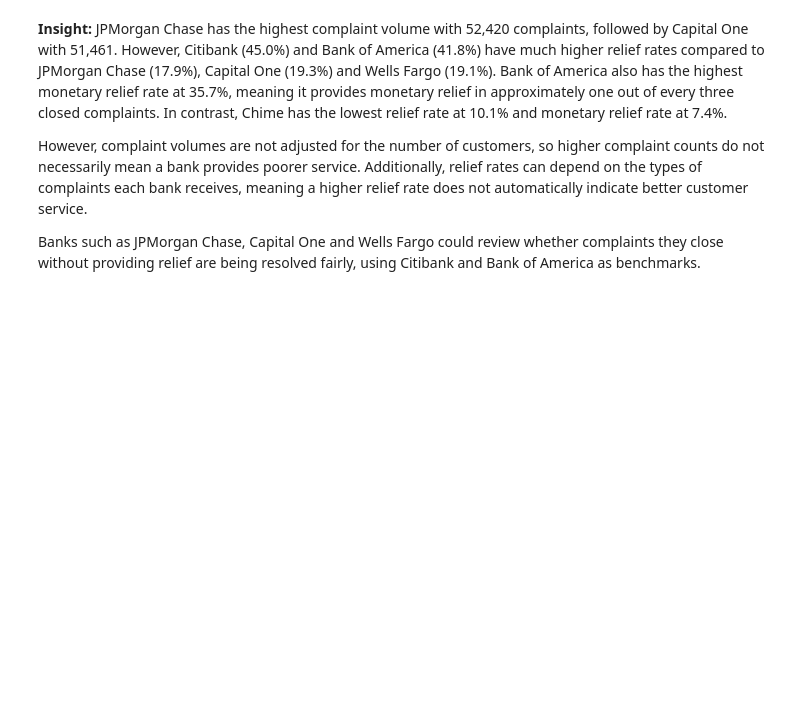
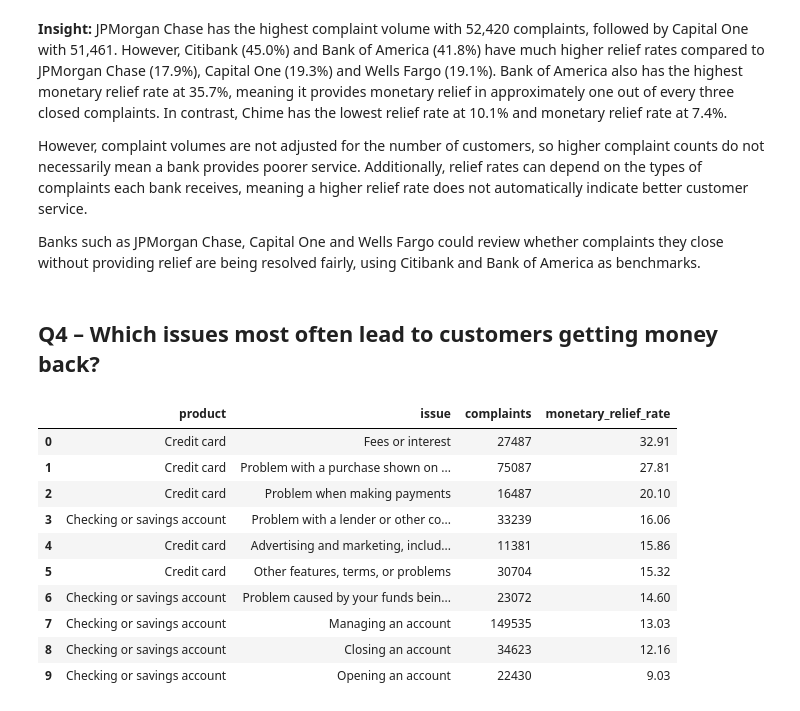
Before and after one commit to shatabdi-kashyap/bank-complaints-analysis, a Jupyter notebook: notebooks/05_sql_analysis.ipynb, the cells around one changed output. Drawn from its saved outputs; the diff is of its cells as text; code cells hidden in the pictures; blank space fills up the shorter version.

Commit message:
SQL Q4: monetary relief by issue, with complaint-mix cross-check

```diff
--- a/notebooks/05_sql_analysis.ipynb
+++ b/notebooks/05_sql_analysis.ipynb
@@ -221,3 +221,33 @@ LIMIT 10;
 However, complaint volumes are not adjusted for the number of customers, so higher complaint counts do not necessarily mean a bank provides poorer service. Additionally, relief rates can depend on the types of complaints each bank receives, meaning a higher relief rate does not automatically indicate better customer service.
 
 Banks such as JPMorgan Chase, Capital One and Wells Fargo could review whether complaints they close without providing relief are being resolved fairly, using Citibank and Bank of America as benchmarks.
+# %% [markdown]
+## Q4 – Which issues most often lead to customers getting money back?
+# %%
+q("""
+SELECT
+    product,
+    issue,
+    COUNT(*) AS complaints,
+    ROUND(
+        100.0 * SUM(got_monetary_relief) /
+        NULLIF(SUM(is_closed), 0), 2
+    ) AS monetary_relief_rate
+FROM complaints
+GROUP BY product, issue
+HAVING COUNT(*) >= 1000
+ORDER BY monetary_relief_rate DESC
+LIMIT 10;
+""")
+# %% [output]
+|  | product | issue | complaints | monetary_relief_rate |
+| 0 | Credit card | Fees or interest | 27487 | 32.91 |
+| 1 | Credit card | Problem with a purchase shown on ... | 75087 | 27.81 |
+| 2 | Credit card | Problem when making payments | 16487 | 20.10 |
+| 3 | Checking or savings account | Problem with a lender or other co... | 33239 | 16.06 |
+| 4 | Credit card | Advertising and marketing, includ... | 11381 | 15.86 |
+| 5 | Credit card | Other features, terms, or problems | 30704 | 15.32 |
+| 6 | Checking or savings account | Problem caused by your funds bein... | 23072 | 14.60 |
+| 7 | Checking or savings account | Managing an account | 149535 | 13.03 |
+| 8 | Checking or savings account | Closing an account | 34623 | 12.16 |
+| 9 | Checking or savings account | Opening an account | 22430 | 9.03 |
```
Also changed, not shown: parts of 2 cells of this notebook.
